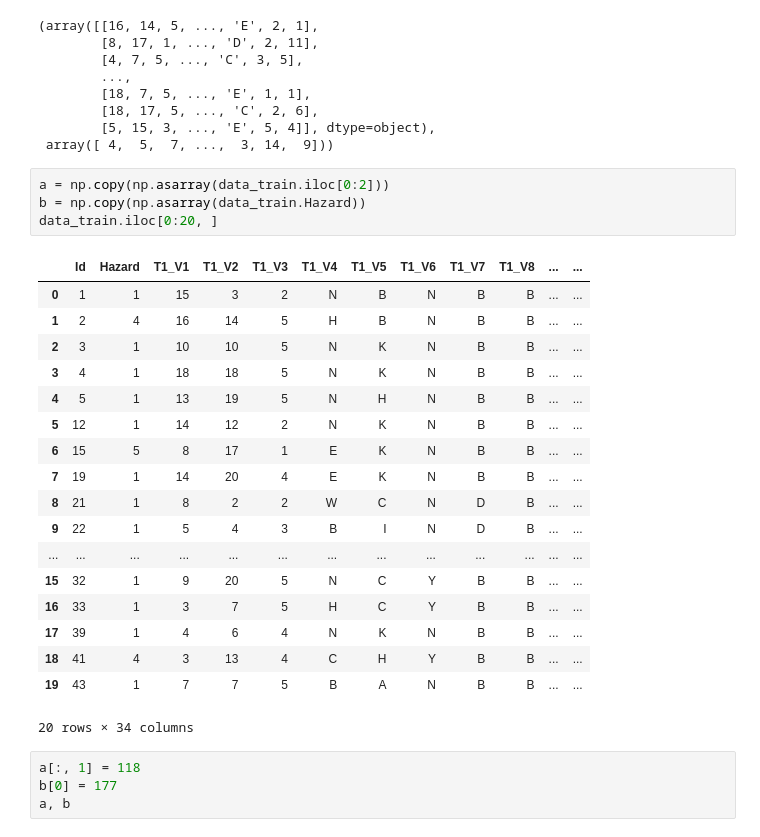
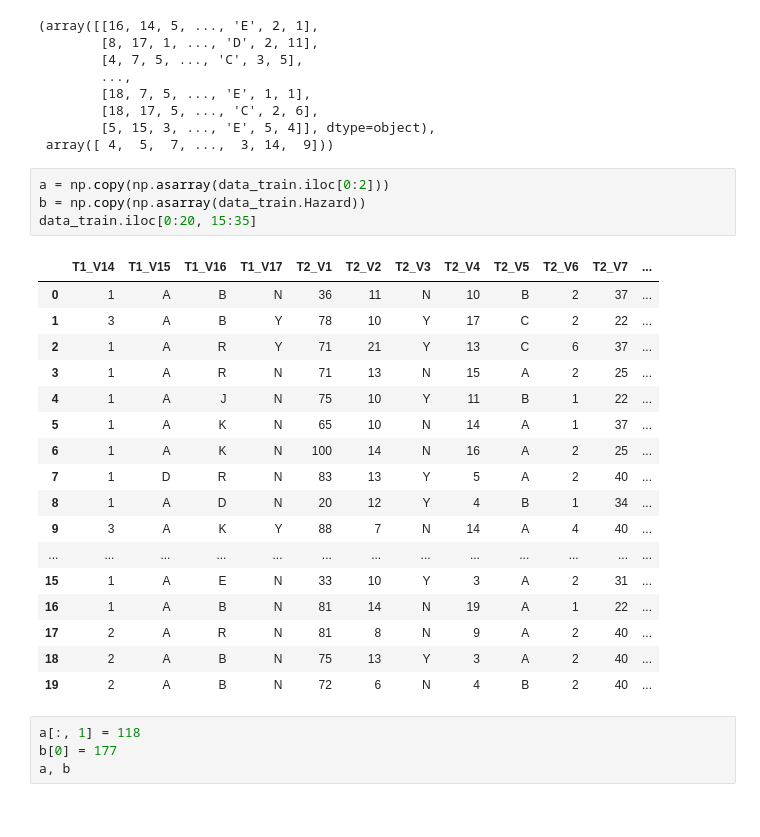
Before and after one commit to Bekbolatov/kaggle, a Jupyter notebook: events/theano/xgboost_liberty_stack.ipynb, the cells around one changed output. Drawn from its saved outputs; the diff is of its cells as text.

```diff
--- a/events/theano/xgboost_liberty_stack.ipynb
+++ b/events/theano/xgboost_liberty_stack.ipynb
@@ -367,26 +367,25 @@ train[labels > 1,:], labels[labels > 1]
 # %%
 a = np.copy(np.asarray(data_train.iloc[0:2]))
 b = np.copy(np.asarray(data_train.Hazard))
-data_train.iloc[0:20, ]
+data_train.iloc[0:20, 15:35]
 # %% [output]
-|  | Id | Hazard | T1_V1 | T1_V2 | T1_V3 | T1_V4 | T1_V5 | T1_V6 | T1_V7 | T1_V8 | ... | ... |
-| 0 | 1 | 1 | 15 | 3 | 2 | N | B | N | B | B | ... | ... |
-| 1 | 2 | 4 | 16 | 14 | 5 | H | B | N | B | B | ... | ... |
-| 2 | 3 | 1 | 10 | 10 | 5 | N | K | N | B | B | ... | ... |
-| 3 | 4 | 1 | 18 | 18 | 5 | N | K | N | B | B | ... | ... |
-| 4 | 5 | 1 | 13 | 19 | 5 | N | H | N | B | B | ... | ... |
-| 5 | 12 | 1 | 14 | 12 | 2 | N | K | N | B | B | ... | ... |
-| 6 | 15 | 5 | 8 | 17 | 1 | E | K | N | B | B | ... | ... |
-| 7 | 19 | 1 | 14 | 20 | 4 | E | K | N | B | B | ... | ... |
-| 8 | 21 | 1 | 8 | 2 | 2 | W | C | N | D | B | ... | ... |
-| 9 | 22 | 1 | 5 | 4 | 3 | B | I | N | D | B | ... | ... |
+|  | T1_V14 | T1_V15 | T1_V16 | T1_V17 | T2_V1 | T2_V2 | T2_V3 | T2_V4 | T2_V5 | T2_V6 | T2_V7 | ... |
+| 0 | 1 | A | B | N | 36 | 11 | N | 10 | B | 2 | 37 | ... |
+| 1 | 3 | A | B | Y | 78 | 10 | Y | 17 | C | 2 | 22 | ... |
+| 2 | 1 | A | R | Y | 71 | 21 | Y | 13 | C | 6 | 37 | ... |
+| 3 | 1 | A | R | N | 71 | 13 | N | 15 | A | 2 | 25 | ... |
+| 4 | 1 | A | J | N | 75 | 10 | Y | 11 | B | 1 | 22 | ... |
+| 5 | 1 | A | K | N | 65 | 10 | N | 14 | A | 1 | 37 | ... |
+| 6 | 1 | A | K | N | 100 | 14 | N | 16 | A | 2 | 25 | ... |
+| 7 | 1 | D | R | N | 83 | 13 | Y | 5 | A | 2 | 40 | ... |
+| 8 | 1 | A | D | N | 20 | 12 | Y | 4 | B | 1 | 34 | ... |
+| 9 | 3 | A | K | Y | 88 | 7 | N | 14 | A | 4 | 40 | ... |
 | ... | ... | ... | ... | ... | ... | ... | ... | ... | ... | ... | ... | ... |
-| 15 | 32 | 1 | 9 | 20 | 5 | N | C | Y | B | B | ... | ... |
-| 16 | 33 | 1 | 3 | 7 | 5 | H | C | Y | B | B | ... | ... |
-| 17 | 39 | 1 | 4 | 6 | 4 | N | K | N | B | B | ... | ... |
-| 18 | 41 | 4 | 3 | 13 | 4 | C | H | Y | B | B | ... | ... |
-| 19 | 43 | 1 | 7 | 7 | 5 | B | A | N | B | B | ... | ... |
+| 15 | 1 | A | E | N | 33 | 10 | Y | 3 | A | 2 | 31 | ... |
+| 16 | 1 | A | B | N | 81 | 14 | N | 19 | A | 1 | 22 | ... |
+| 17 | 2 | A | R | N | 81 | 8 | N | 9 | A | 2 | 40 | ... |
+| 18 | 2 | A | B | N | 75 | 13 | Y | 3 | A | 2 | 40 | ... |
+| 19 | 2 | A | B | N | 72 | 6 | N | 4 | B | 2 | 40 | ... |
-20 rows × 34 columns
 # %%
 a[:, 1] = 118
 b[0] = 177
```
Also changed, not shown: 5 other files.
